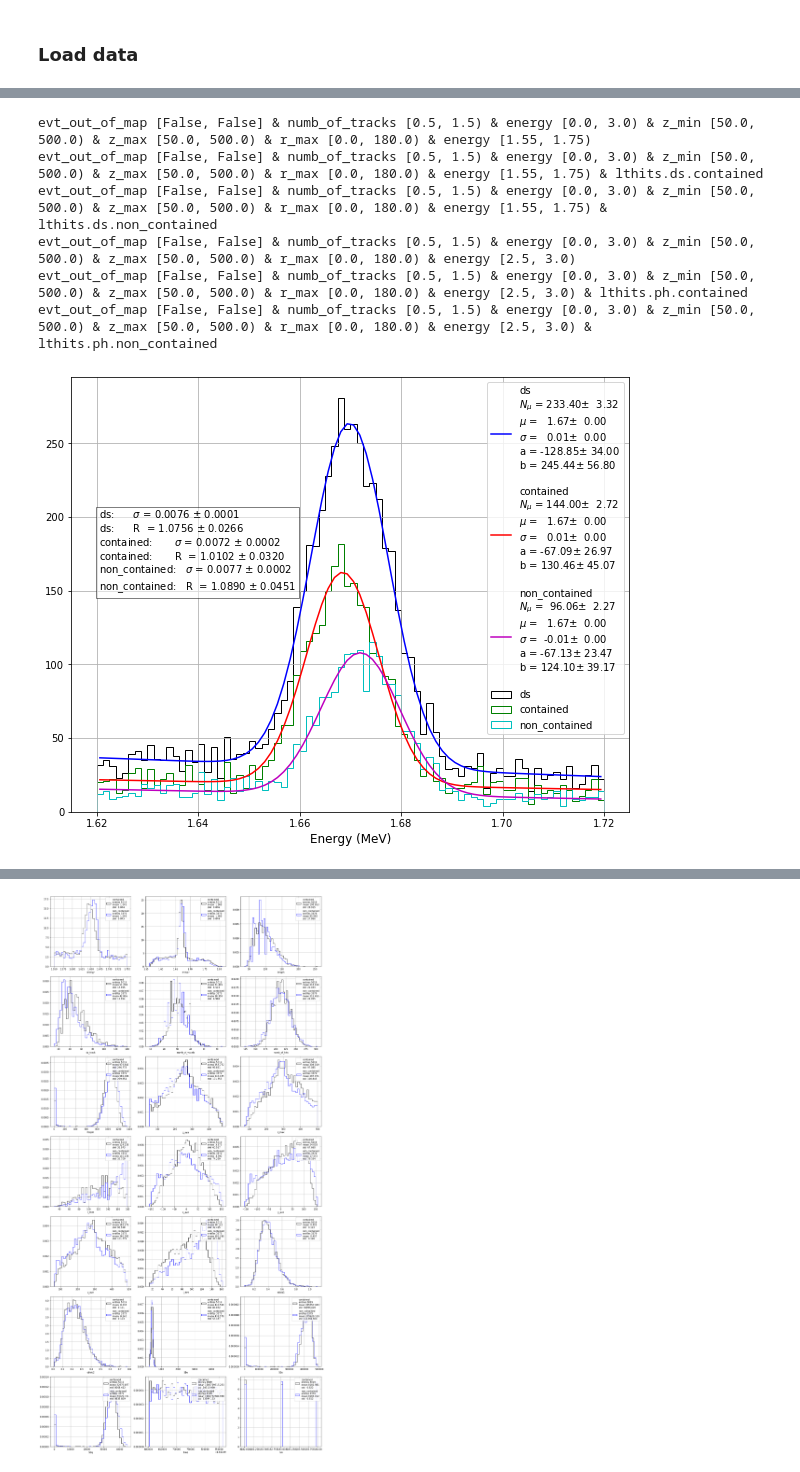
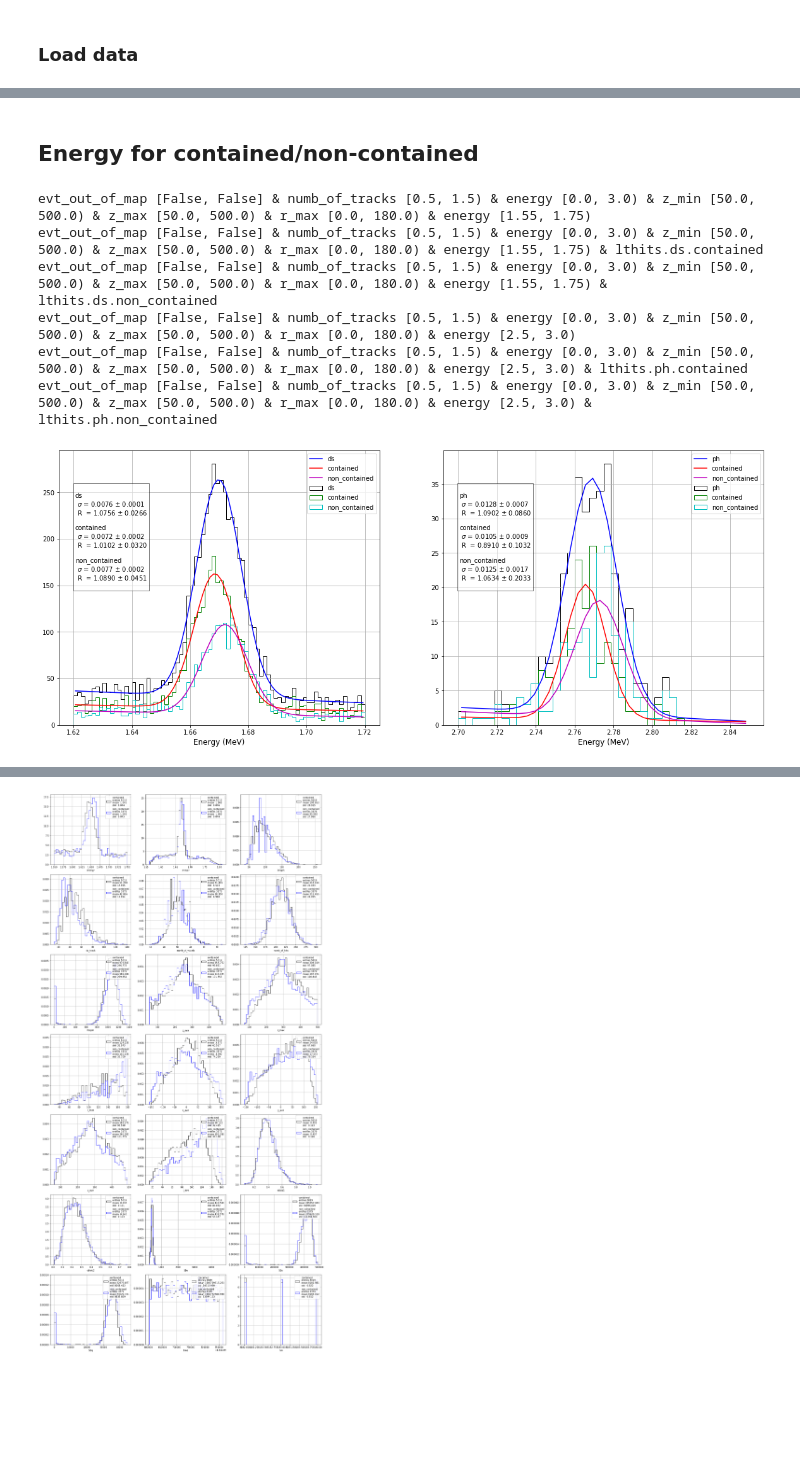
Before and after one commit to jahernando/ICAROSNB, a Jupyter notebook: JAH/bes/energy_resolution_contained_lthits.ipynb, the cells around one changed output, grey strips where cells are left out. Saved outputs shown, nothing was run; the diff lists cells and outputs as text; code cells hidden in the pictures; blank space fills up the shorter version.

Commit message:
contained

```diff
--- a/JAH/bes/energy_resolution_contained_lthits.ipynb
+++ b/JAH/bes/energy_resolution_contained_lthits.ipynb
@@ -117,30 +105,37 @@ def plt_text(ss, x0 = 0.05, y0 = 0.7):
+# %% [markdown]
+## Energy for contained/non-contained
 # %%
 ene = 'enecor'
 
-for sample in ['ds', 'ph']:
+subplot = pltext.canvas(2, 2, 8, 10)
 
-    sels = ['fidutial.' + sample , 'fidutial.' + sample + '.contained', 'fidutial.' + sample + '.non_contained']
+for i, sample in enumerate(['ds', 'ph']):
+
+    subplot( i + 1)
+
+    sels = ['fidutial.' + sample,
+            'fidutial.' + sample + '.contained',
+            'fidutial.' + sample + '.non_contained']
 
     bins    = 80                        if sample == 'ds' else 40
     range_e = (1.62, 1.72)              if sample == 'ds' else (2.7, 2.85)
     guess   = (100, 1.66, 0.02, 0., 20) if sample == 'ds' else (40, 2.75, 0.02, 0., 10)
 
-    pltext.canvas(1, 1, 8, 10)
     ss = ''
     for sel in sels:
         xsel  = selections[sel]
         print(xsel.info)
         label = sel.split('.')[-1]
-        pars, upars = pltext.hfit(dft[xsel][ene], bins, 'gausline', guess = guess,
-                                 label = label, range = range_e);
-        ss += str_energy_resolution(pars, upars, label)
+        iss, _, _ = pltbes.pfit_energy(dft[xsel][ene], bins, guess = guess,
+                                       label = label, range = range_e, formate = None);
+        ss += '\n' + iss
         plt.xlabel('Energy (MeV)', fontsize = 12)
-    plt_text(ss[:-1])
+    pltext.plt_text(ss, y = 0.5)
 # %% [output]
 evt_out_of_map [False, False] & numb_of_tracks [0.5, 1.5) & energy [0.0, 3.0) & z_min [50.0, 500.0) & z_max [50.0, 500.0) & r_max [0.0, 180.0) & energy [1.55, 1.75)
 evt_out_of_map [False, False] & numb_of_tracks [0.5, 1.5) & energy [0.0, 3.0) & z_min [50.0, 500.0) & z_max [50.0, 500.0) & r_max [0.0, 180.0) & energy [1.55, 1.75) & lthits.ds.contained
 evt_out_of_map [False, False] & numb_of_tracks [0.5, 1.5) & energy [0.0, 3.0) & z_min [50.0, 500.0) & z_max [50.0, 500.0) & r_max [0.0, 180.0) & energy [1.55, 1.75) & lthits.ds.non_contained
 evt_out_of_map [False, False] & numb_of_tracks [0.5, 1.5) & energy [0.0, 3.0) & z_min [50.0, 500.0) & z_max [50.0, 500.0) & r_max [0.0, 180.0) & energy [2.5, 3.0)
 evt_out_of_map [False, False] & numb_of_tracks [0.5, 1.5) & energy [0.0, 3.0) & z_min [50.0, 500.0) & z_max [50.0, 500.0) & r_max [0.0, 180.0) & energy [2.5, 3.0) & lthits.ph.contained
 evt_out_of_map [False, False] & numb_of_tracks [0.5, 1.5) & energy [0.0, 3.0) & z_min [50.0, 500.0) & z_max [50.0, 500.0) & r_max [0.0, 180.0) & energy [2.5, 3.0) & lthits.ph.non_contained
-[figure, old version]
+[figure, new version]
```
Also changed, not shown: parts of 19 cells of this notebook, 2 other files.
